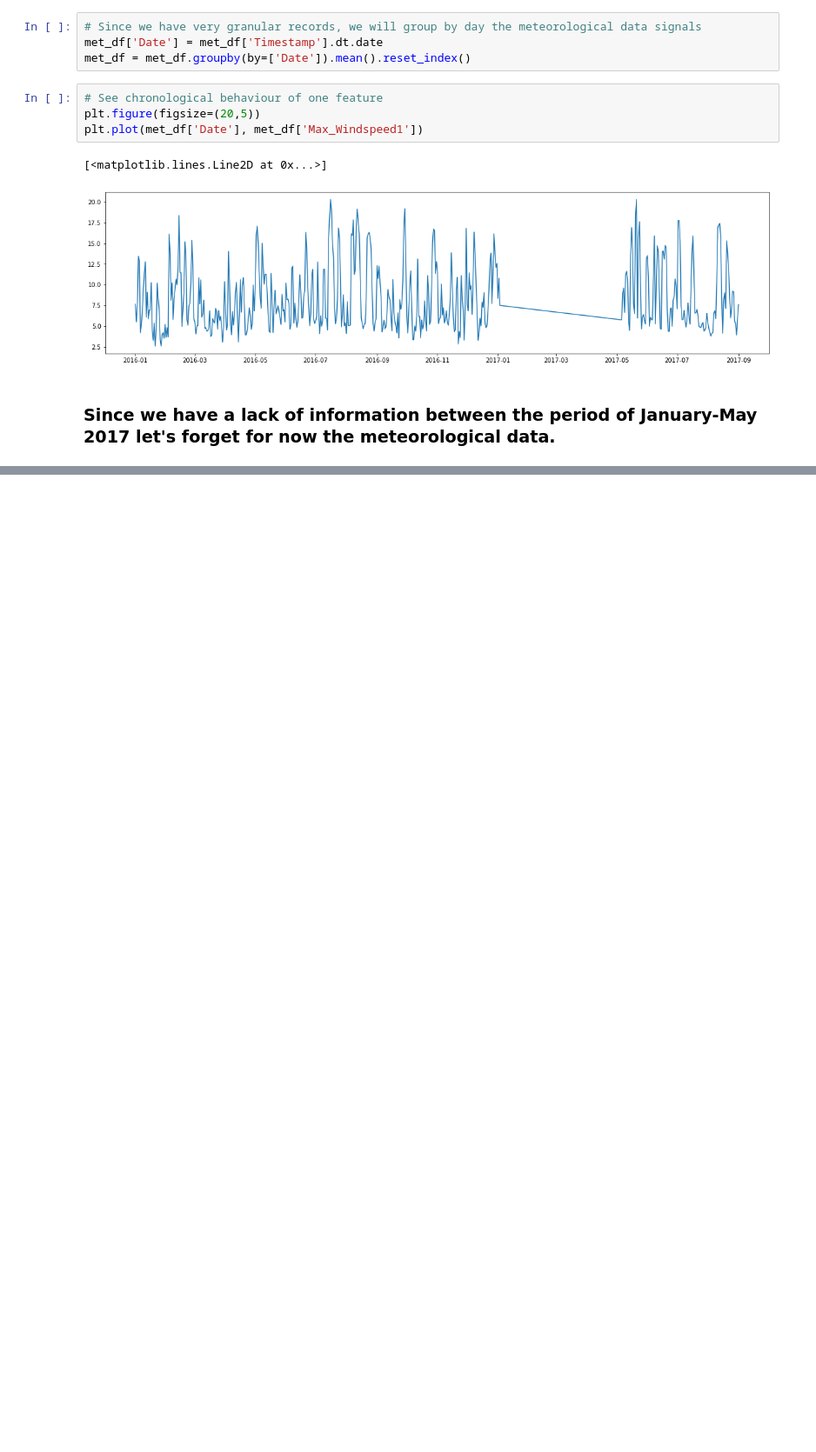
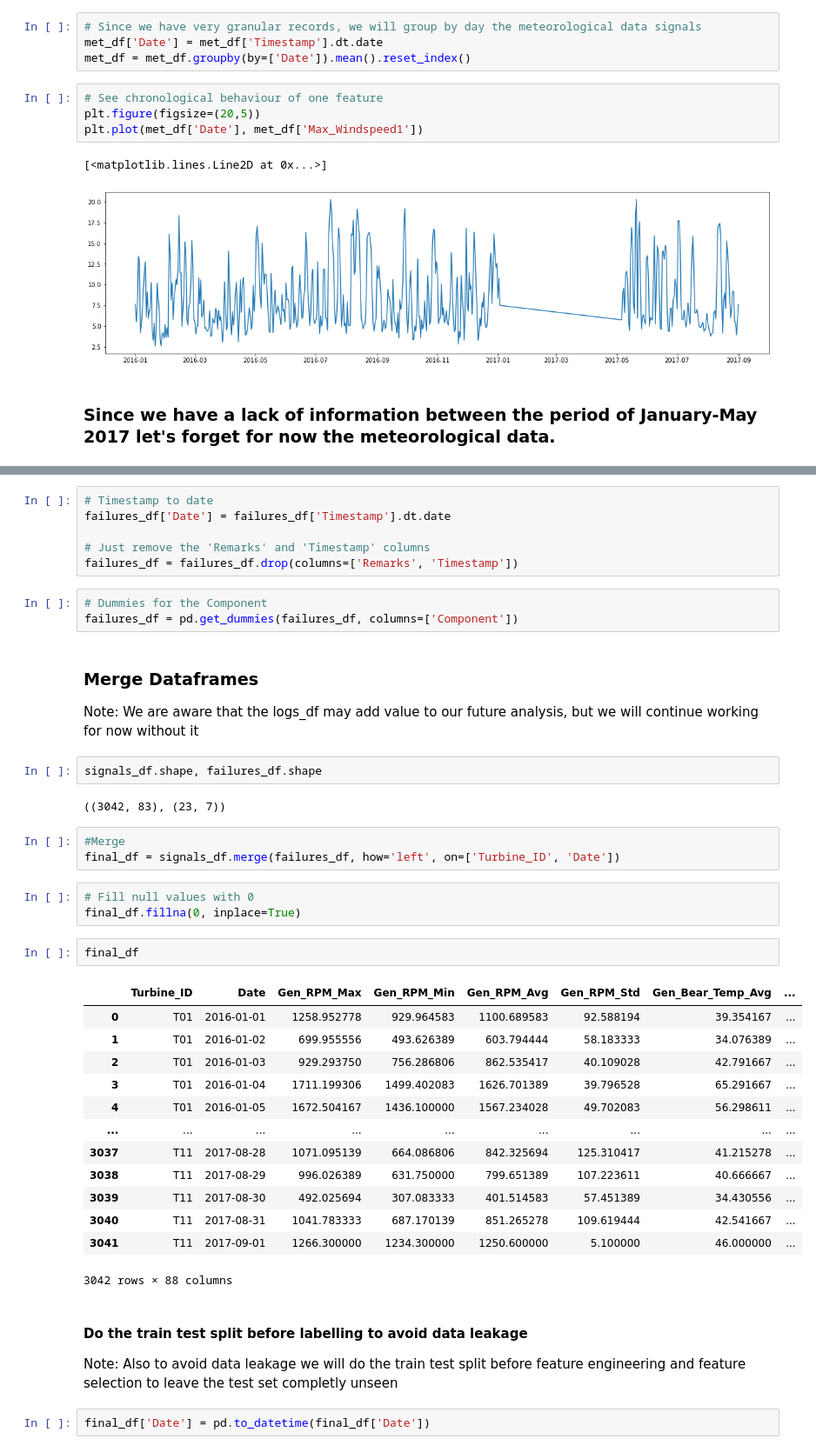
Before and after one commit to GGC17/htw, a Jupyter notebook: notebooks/Data_Preparation.ipynb, the cells around one changed output, grey strips where cells are left out. Shown at 87% size. Cells and saved outputs as stored; diff of their text form; blank space fills up the shorter version.

Commit message:
Continuing analysis

```diff
--- a/notebooks/Data_Preparation.ipynb
+++ b/notebooks/Data_Preparation.ipynb
@@ -236,0 +273,45 @@ plt.plot(met_df['Date'], met_df['Max_Windspeed1'])
+# %%
+# Timestamp to date
+failures_df['Date'] = failures_df['Timestamp'].dt.date
+
+# Just remove the 'Remarks' and 'Timestamp' columns
+failures_df = failures_df.drop(columns=['Remarks', 'Timestamp'])
+# %%
+# Dummies for the Component
+failures_df = pd.get_dummies(failures_df, columns=['Component'])
+# %% [markdown]
+### Merge Dataframes
+
+Note: We are aware that the logs_df may add value to our future analysis, but we will continue working for now without it
+# %%
+signals_df.shape, failures_df.shape
+# %% [output]
+((3042, 83), (23, 7))
+# %%
+#Merge
+final_df = signals_df.merge(failures_df, how='left', on=['Turbine_ID', 'Date'])
+# %%
+# Fill null values with 0
+final_df.fillna(0, inplace=True)
+# %%
+final_df
+# %% [output]
+|  | Turbine_ID | Date | Gen_RPM_Max | Gen_RPM_Min | Gen_RPM_Avg | Gen_RPM_Std | Gen_Bear_Temp_Avg | ... |
+| 0 | T01 | 2016-01-01 | 1258.952778 | 929.964583 | 1100.689583 | 92.588194 | 39.354167 | ... |
+| 1 | T01 | 2016-01-02 | 699.955556 | 493.626389 | 603.794444 | 58.183333 | 34.076389 | ... |
+| 2 | T01 | 2016-01-03 | 929.293750 | 756.286806 | 862.535417 | 40.109028 | 42.791667 | ... |
+| 3 | T01 | 2016-01-04 | 1711.199306 | 1499.402083 | 1626.701389 | 39.796528 | 65.291667 | ... |
+| 4 | T01 | 2016-01-05 | 1672.504167 | 1436.100000 | 1567.234028 | 49.702083 | 56.298611 | ... |
+| ... | ... | ... | ... | ... | ... | ... | ... | ... |
+| 3037 | T11 | 2017-08-28 | 1071.095139 | 664.086806 | 842.325694 | 125.310417 | 41.215278 | ... |
+| 3038 | T11 | 2017-08-29 | 996.026389 | 631.750000 | 799.651389 | 107.223611 | 40.666667 | ... |
+| 3039 | T11 | 2017-08-30 | 492.025694 | 307.083333 | 401.514583 | 57.451389 | 34.430556 | ... |
+| 3040 | T11 | 2017-08-31 | 1041.783333 | 687.170139 | 851.265278 | 109.619444 | 42.541667 | ... |
+| 3041 | T11 | 2017-09-01 | 1266.300000 | 1234.300000 | 1250.600000 | 5.100000 | 46.000000 | ... |
+3042 rows × 88 columns
+# %% [markdown]
+#### Do the train test split before labelling to avoid data leakage
+
+Note: Also to avoid data leakage we will do the train test split before feature engineering and feature selection to leave the test set completly unseen
+# %%
+final_df['Date'] = pd.to_datetime(final_df['Date'])
```
Also changed, not shown: parts of 18 cells of this notebook, 1 other file.
